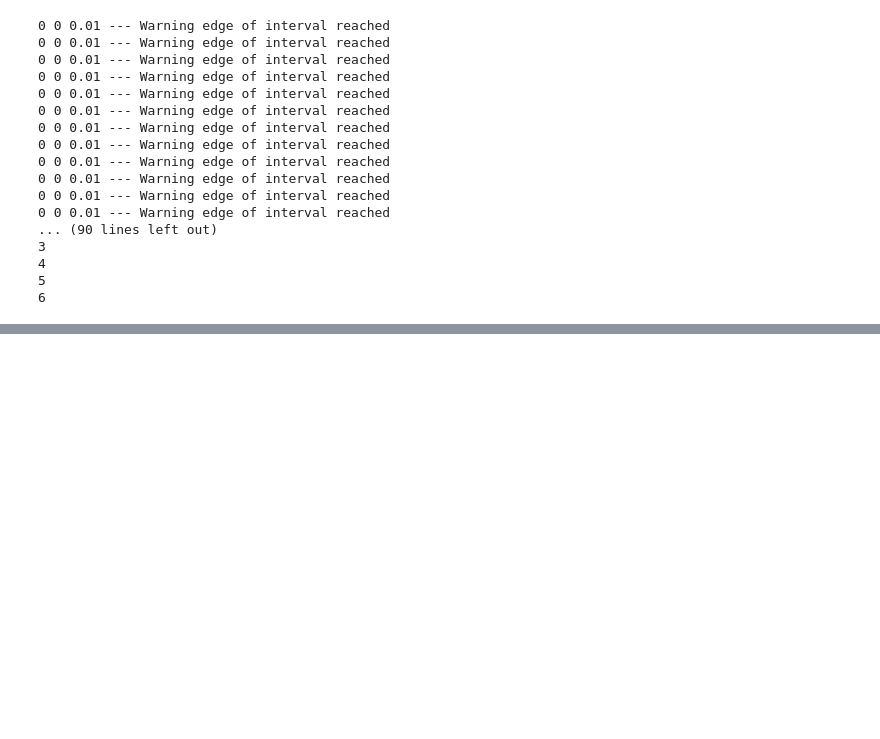
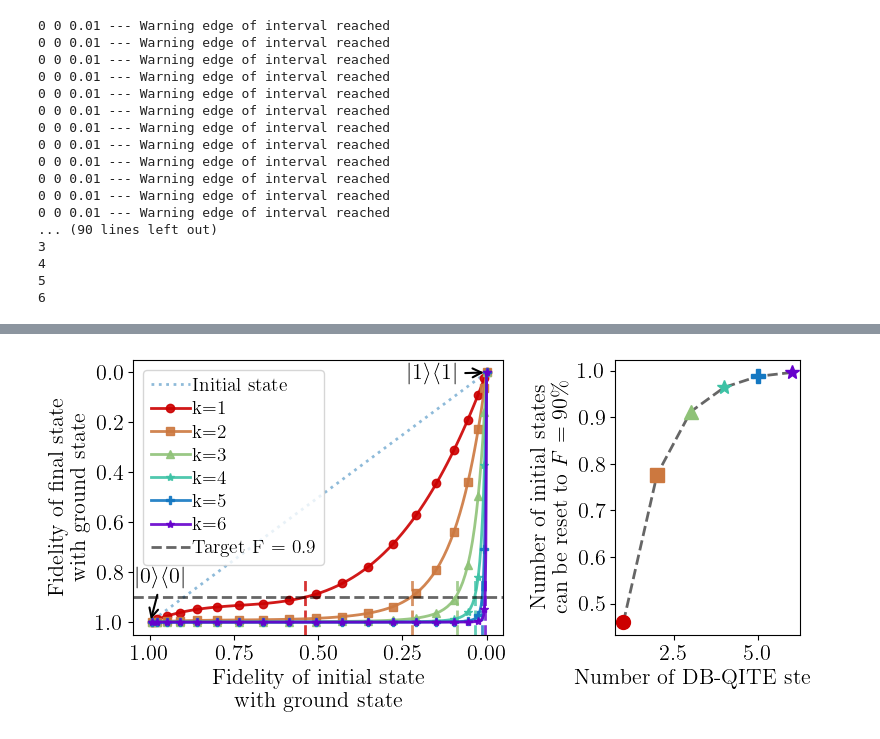
Before and after one commit to khanhuyengiang/dbac, a Jupyter notebook: jupyter_notebooks/qite_dme_notebook_many_M.ipynb, the cells around one changed output, grey strips where cells are left out. Drawn from its saved outputs; the diff is of its cells as text; code cells hidden in the pictures; blank space fills up the shorter version.

```diff
--- a/jupyter_notebooks/qite_dme_notebook_many_M.ipynb
+++ b/jupyter_notebooks/qite_dme_notebook_many_M.ipynb
@@ -284,19 +260,0 @@ plt.tight_layout()
-# %%
-markers = ['o','x','^','*','P','*','h']
-colors = cm.rainbow(np.linspace(1, 0, len(max_ext_list)))
-
-plt.figure(figsize=(4, 4))
-
-x_vals = range(1, len(max_ext_list) + 1)
-y_vals = [1 - max_ext for max_ext in max_ext_list]
-
-plt.plot(range(1,7),[1-max_ext for max_ext in max_ext_list], color='k', alpha=0.6,linestyle='--')
-
-for i, (x, y) in enumerate(zip(x_vals, y_vals)):
-    plt.plot(x, y, marker=markers[i % len(markers)], color=colors[i], markersize=10, linestyle='None')
-
-plt.xlabel(r'Number of DB-QITE step $k$')
-plt.ylabel('Number of initial states \n' + r'can be reset to $F=90\%$')
-plt.tight_layout()
-plt.savefig(f'plots/QITE_ideal_DME_number_init_state.pdf')
-plt.show()
@@ -304,0 +261,65 @@ plt.show()
+# %%
+import matplotlib.pyplot as plt
+import matplotlib.gridspec as gridspec
+
+# Set up figure with custom width ratios
+fig = plt.figure(figsize=(8, 4))
+gs = gridspec.GridSpec(1, 2, width_ratios=[6, 3])
+
+# === First Plot (6x4) ===
+ax1 = fig.add_subplot(gs[0])
+fidelities_original = [fidelity_with_0(x) for x in psis]
+fidelity = [(1-E)/2 for E in res_init]
+max_ext_list = []
+
+ax1.plot(fidelities_original, fidelity, label=r"Initial state", alpha=0.5, linestyle=':')
+
+for i, (key, value) in enumerate(dict_fid_RGCI.items()):
+    max_ext = max_excitation(fidelities_original, np.real(value), target_fidelity)
+    if max_ext is not None:
+        ax1.axvline(x=max_ext, ymax=0.2, color=color[i], alpha=0.8, linestyle='--')
+        max_ext_list.append(max_ext)
+
+    ax1.plot(fidelities_original, value, label=key, color=color[i], marker=markers[i],
+             markevery=5, markersize=6, alpha=0.9)
+
+ax1.invert_xaxis()
+ax1.invert_yaxis()
+
+ax1.set_ylabel('Fidelity of final state\nwith ground state')
+ax1.set_xlabel('Fidelity of initial state\nwith ground state')
+ax1.axhline(y=target_fidelity, color='k', alpha=0.6, linestyle='--',
+            label=fr'Target F = {target_fidelity}')
+ax1.legend()
+
+ax1.annotate(r'$|1\rangle\langle 1|$',
+             xy=(fidelities_original[0], fidelity[0]),
+             xytext=(fidelities_original[0]+0.08, fidelity[0]+0.05),
+             arrowprops=dict(arrowstyle='->', lw=1.5),
+             ha='right', va='bottom')
+
+ax1.annotate(r'$|0\rangle\langle 0|$',
+             xy=(fidelities_original[-1], fidelity[-1]),
+             xytext=(fidelities_original[-1] - 0.11, fidelity[-1] - 0.22),
+             arrowprops=dict(arrowstyle='->', lw=1.5),
+             ha='right', va='top')
+
+# === Second Plot (3x4) ===
+ax2 = fig.add_subplot(gs[1])
+x_vals = range(1, len(max_ext_list) + 1)
+y_vals = [1 - max_ext for max_ext in max_ext_list]
+
+ax2.plot(x_vals, y_vals, color='k', alpha=0.6, linestyle='--')
+
+for i, (x, y) in enumerate(zip(x_vals, y_vals)):
+    ax2.plot(x, y, marker=markers[i % len(markers)], color=color[i],
+             markersize=10, linestyle='None')
+
+ax2.set_xlabel(r'Number of DB-QITE step $k$')
+ax2.set_ylabel('Number of initial states \n' + r'can be reset to $F=90\%$')
+
+plt.tight_layout()
+plt.savefig('plots/QITE_ideal_DME_merged.pdf')
+plt.show()
+# %% [output]
+[figure, added]
```
Also changed, not shown: parts of 9 cells of this notebook, 7 other files.
